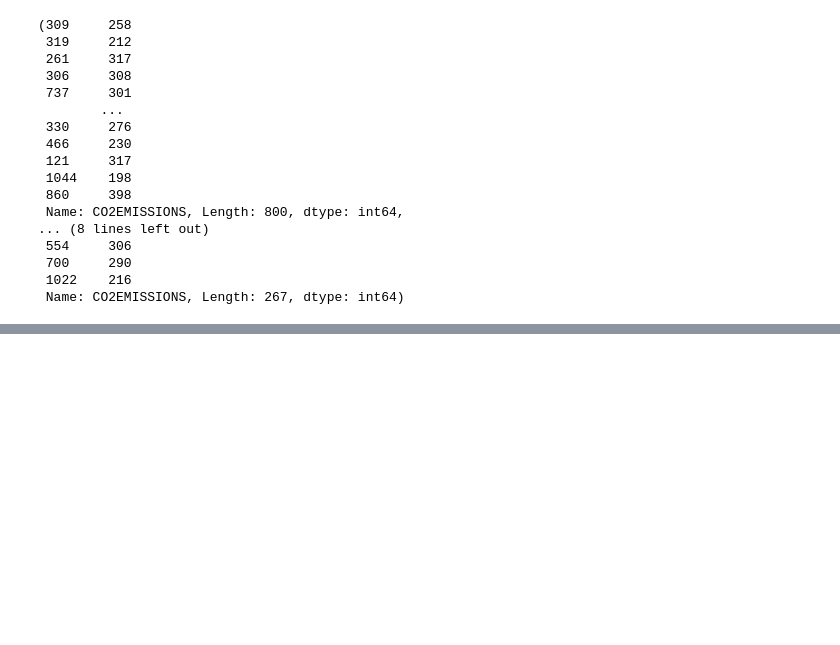
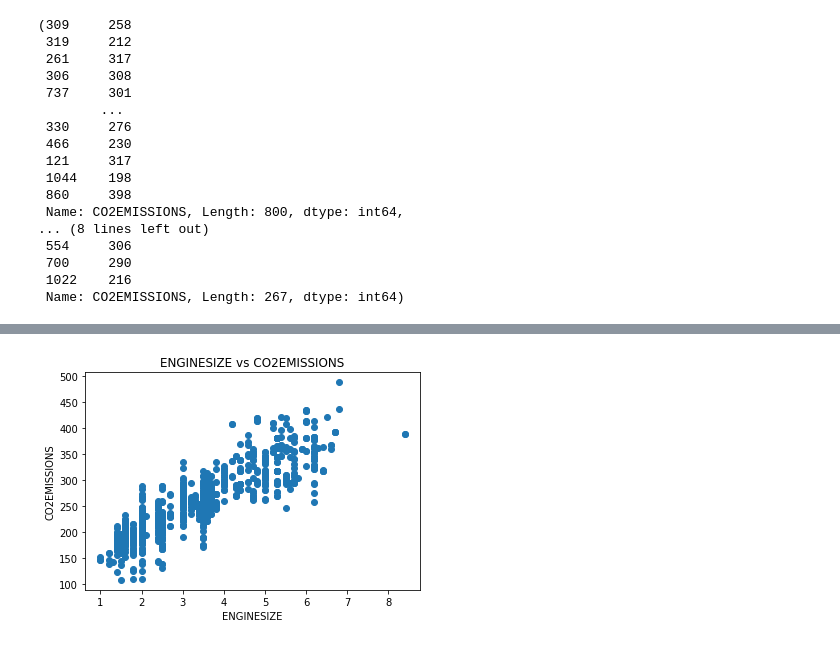
Before and after one commit to MoksedurRahman/Linear_Regression, a Jupyter notebook: Linear_Regression.ipynb, the cells around one changed output, grey strips where cells are left out. Saved outputs shown, nothing was run; the diff lists cells and outputs as text; code cells hidden in the pictures; blank space fills up the shorter version.

```diff
--- a/Linear_Regression.ipynb
+++ b/Linear_Regression.ipynb
@@ -233,0 +243,8 @@ ytrain,ytest
+# %%
+plt.scatter(Feature.ENGINESIZE,Target.values)
+plt.title('ENGINESIZE vs CO2EMISSIONS')
+plt.xlabel('ENGINESIZE')
+plt.ylabel('CO2EMISSIONS')
+plt.show()
+# %% [output]
+[figure, added]
```
Also changed, not shown: parts of 12 cells of this notebook.
